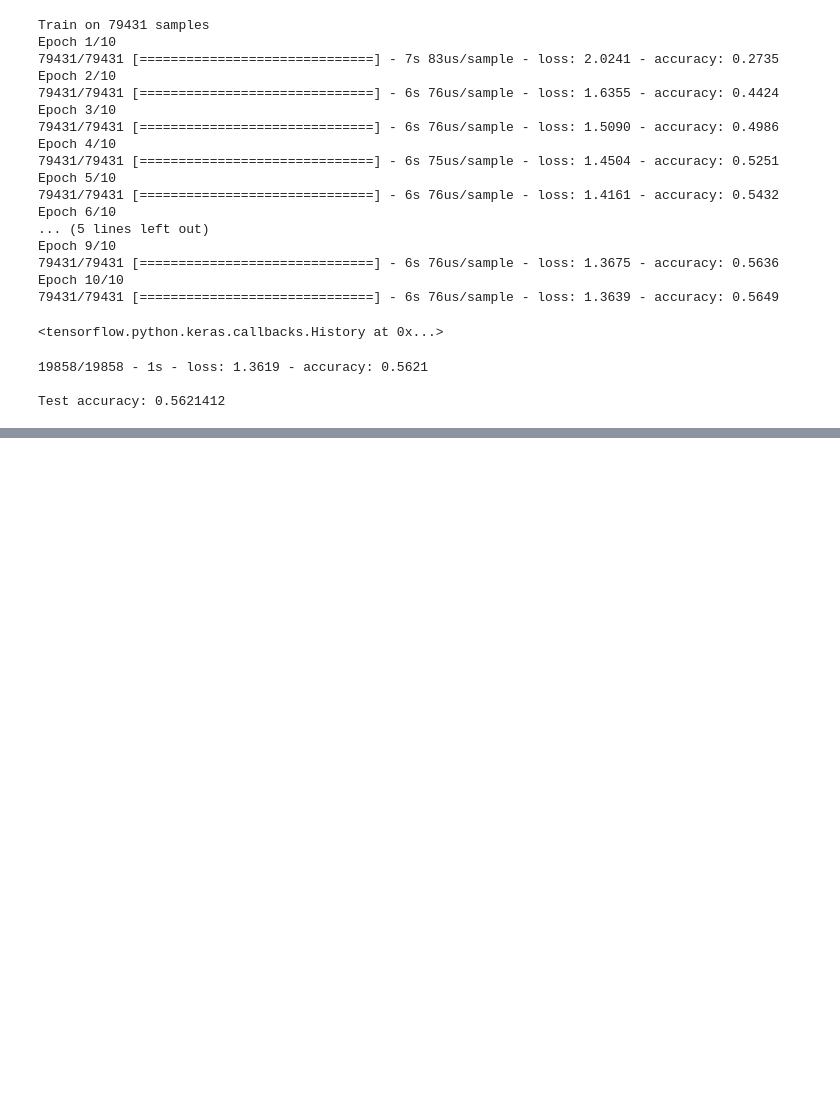
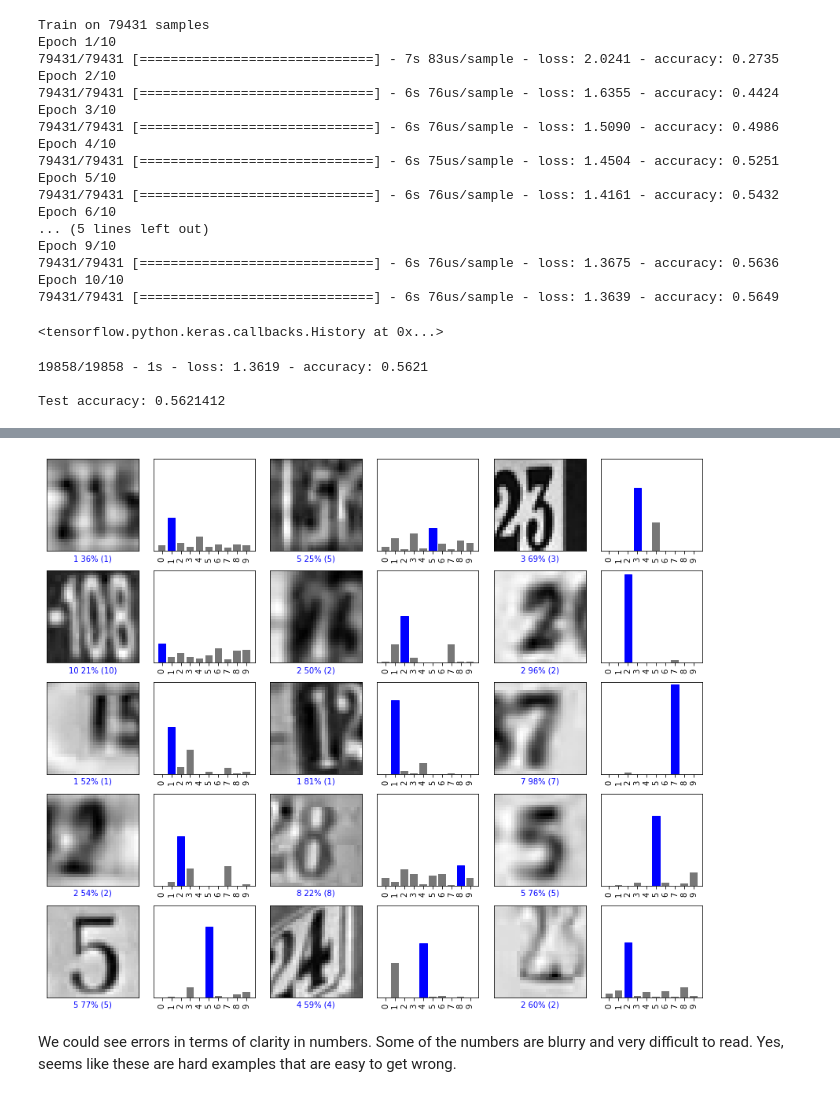
Before and after one commit to Shabarinath8899/Shabarinath_Chandran_Repository, a Jupyter notebook: Shabarinath_Chandran_Assignment_3_Street_View_House_Numbers.ipynb, the cells around one changed output, grey strips where cells are left out. Drawn from its saved outputs; the diff is of its cells as text; code cells hidden in the pictures; blank space fills up the shorter version.

```diff
--- a/Shabarinath_Chandran_Assignment_3_Street_View_House_Numbers.ipynb
+++ b/Shabarinath_Chandran_Assignment_3_Street_View_House_Numbers.ipynb
@@ -335,0 +422,19 @@ https://rodrigob.github.io/are_we_there_yet/build/classification_datasets_result
+# %%
+# Plot the first X test images, their predicted labels, and the true labels.
+# Color correct predictions in blue and incorrect predictions in red.
+Correctclassified = np.where(class_predictions == y_test)
+num_rows = 5
+num_cols = 3
+num_images = num_rows*num_cols
+plt.figure(figsize=(2*2*num_cols, 2*num_rows))
+for i,j in zip(Correctclassified[0], range(num_images)):
+    plt.subplot(num_rows, 2*num_cols, 2*j+1)
+    plot_image(i, prediction_probabilities[i], y_test, X_test)
+    plt.subplot(num_rows, 2*num_cols, 2*j+2)
+    plot_value_array(i, prediction_probabilities[i], y_test)
+plt.tight_layout()
+plt.show()
+# %% [output]
+[figure, added]
+# %% [markdown]
+We could see errors in terms of clarity in numbers. Some of the numbers are blurry and very difficult to read. Yes, seems like these are hard examples that are easy to get wrong.
```
Also changed, not shown: parts of 23 cells of this notebook.
